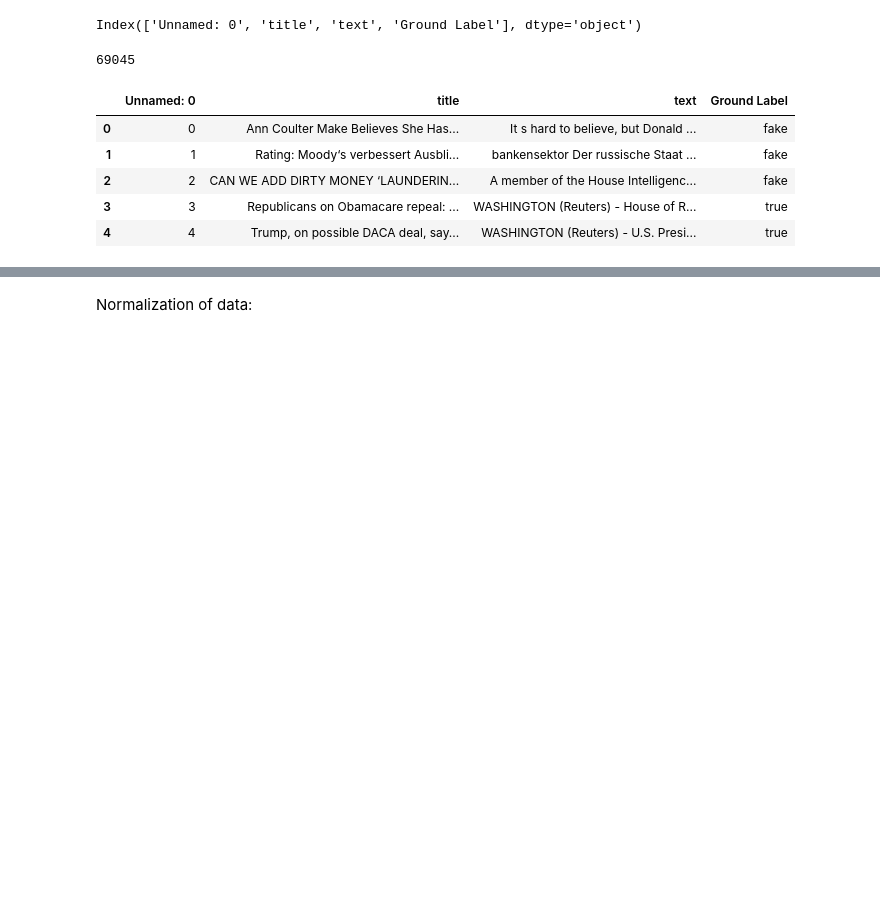
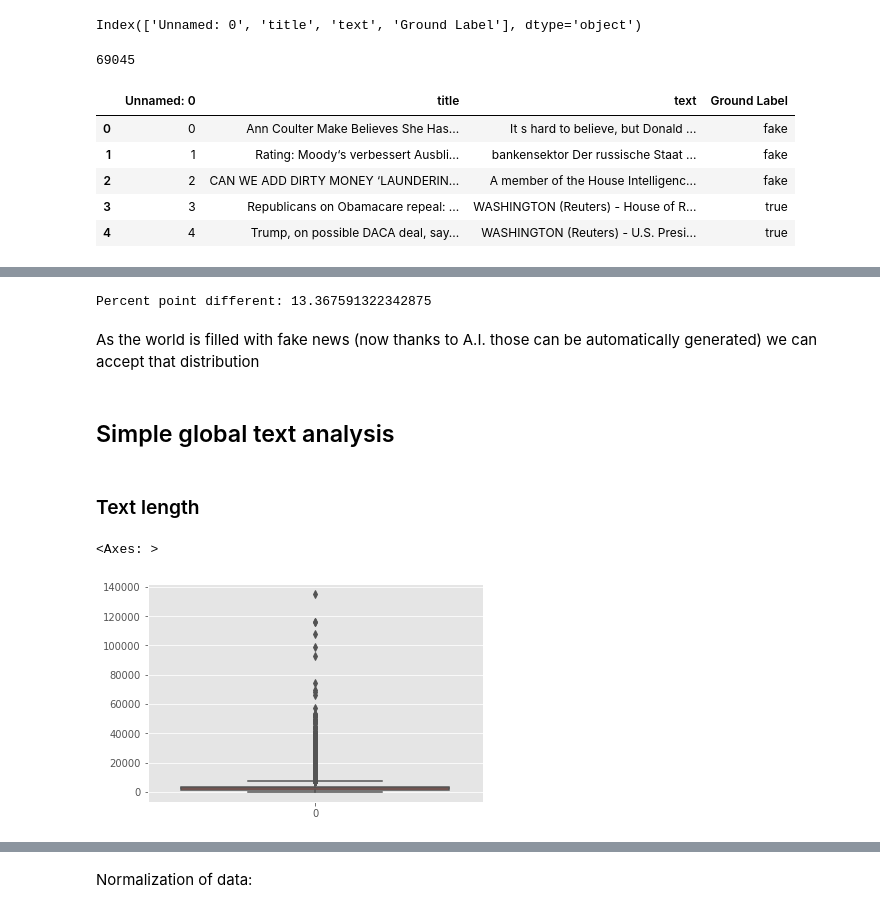
Before and after one commit to ZetrextJG/MLProject1_FakeNewsDetection, a Jupyter notebook: MLProject1_FakeNewsDetection.ipynb, the cells around one changed output, grey strips where cells are left out. Cells and saved outputs as stored; diff of their text form; code cells hidden in the pictures; blank space fills up the shorter version.

```diff
--- a/MLProject1_FakeNewsDetection.ipynb
+++ b/MLProject1_FakeNewsDetection.ipynb
@@ -109,0 +288,2 @@ dtype: int64
+# %%
+df["lang"] = langs
@@ -109,0 +293,3 @@ dtype: int64
+# %%
+non_eng = df[(df["lang"] != "en") & (~df["lang"].isna())]
+non_eng
@@ -110,2 +332,2 @@ dtype: int64
 # %%
-df = df.dropna()
+df = df.drop(non_eng.index)
@@ -111,0 +336,3 @@ df = df.dropna()
+# %%
+df = df.drop(columns=["lang"])
+df.info()
@@ -206,0 +386,7 @@ y_train = df_train["real"]
+# %%
+pp_diff = (len(df[df['real']==0]) - len(df[df['real']==1])) * 100 / len(df)
+print(f"Percent point different: {pp_diff}")
+# %% [output]
+Percent point different: 13.367591322342875
+# %% [markdown]
+As the world is filled with fake news (now thanks to A.I. those can be automatically generated) we can accept that distribution
@@ -206,0 +396,9 @@ y_train = df_train["real"]
+# %% [markdown]
+## Simple global text analysis
+# %% [markdown]
+### Text length
+# %%
+sns.boxplot(df["text"].apply(len))
+# %% [output]
+<Axes: >
+[figure, added]
```
Also changed, not shown: parts of 121 cells of this notebook, 1 other file.
